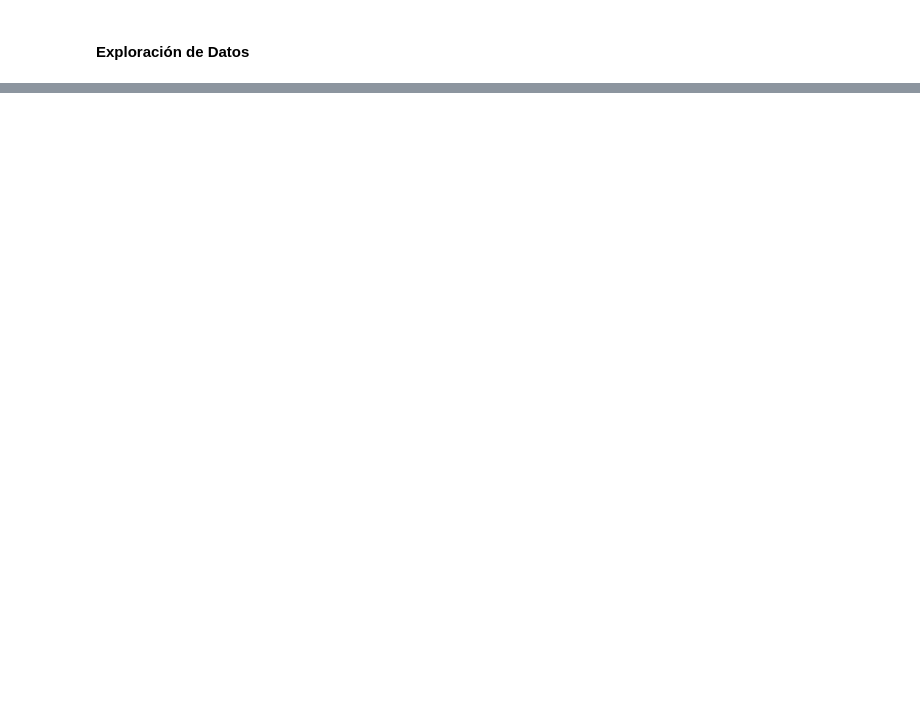
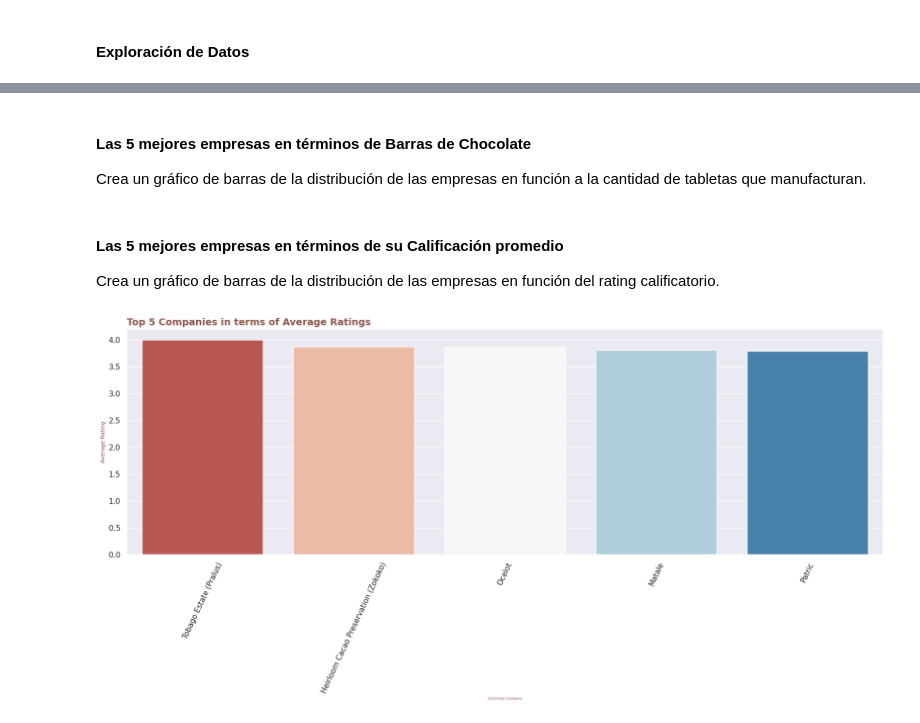
Before and after one commit to Ju-oogle/DS-CH-32845, a Jupyter notebook: Chocolate_bars.ipynb, the cells around one changed output, grey strips where cells are left out. Drawn from its saved outputs; the diff is of its cells as text; code cells hidden in the pictures; blank space fills up the shorter version.

```diff
--- a/Chocolate_bars.ipynb
+++ b/Chocolate_bars.ipynb
@@ -143,0 +74,10 @@ df_selection.tail()
+# %%
+fig, ax = plt.subplots(figsize=[12,6])  # Crea una gráfico de tipo fig de 12in de largo por 6in de alto.
+sns.set(rc={'axes.facecolor':'#d9d7d2', 'figure.facecolor':'white'}) # Establece el color del fondo de imagen para contrastar mejor los resultados
+sns.boxplot(data=df, y='rating', x='bean_origin',ax=ax, palette='RdBu')  # is creating a box plot using the DataFrame df, with the variable 'rating' on the y-axis and 'bean_origin' on the x-axis. The ax parameter is specifying the axes on which to create the plot, in this case the ax object created in the first line.
+plt.ylabel('Rating', fontdict = {'fontsize':10, 'color':'tab:brown'})  # Etiqueta de nombre del eje y con tamaño de letra de 10px y color marrón
+plt.xlabel('Cocoa Beans Origin', fontdict = {'fontsize':10, 'color':'tab:brown'}) # Etiqueta de nombre del eje x con tamaño de letra de 10px y color marrón
+plt.xticks(rotation = 90)  # Rota las etiquetas del eje-x 90 grados.
+plt.title('Distribution of Cocoa Rating according to Bean Origin', loc = "left", fontdict = {'fontsize':14, 'fontweight':'bold', 'color':'tab:brown'}) # Título del gráfico con tamaño de letra de 14px, en negrita y color marrón posicionado a la izq.
+# plt.show() imprime el grafico de forma desproporcionada
+fig.tight_layout()  # Redimensiona el grafico para mejor visualización.
@@ -143,0 +106,33 @@ df_selection.tail()
+# %% [markdown]
+#### Las 5 mejores empresas en términos de Barras de Chocolate
+
+Crea un gráfico de barras de la distribución de las empresas en función a la cantidad de tabletas que manufacturan.
+# %%
+data1 = df['manufacturer'].value_counts().sort_values(ascending=False).head(5) # Top 5 companies in terms of chocolate bars in this dataset
+data1 = pd.DataFrame(data1)
+data1 = data1.reset_index()
+sns.set()
+plt.figure(figsize=(20,6))
+sns.barplot(x='index', y='manufacturer', data=data1, palette='RdBu')
+plt.ylabel('Number of Bars', fontdict = {'fontsize':10, 'color':'tab:brown'})  # Etiqueta de nombre del eje y con tamaño de letra de 10px y color marrón
+plt.xlabel('Chocolate Company', fontdict = {'fontsize':10, 'color':'tab:brown'}) # Etiqueta de nombre del eje x con tamaño de letra de 10px y color marrón
+plt.title('Top 5 Companies in terms of Chocolate Bars', loc = "left", fontdict = {'fontsize':14, 'fontweight':'bold', 'color':'tab:brown'}) # Título del gráfico con tamaño de letra de 14px, en negrita y color marrón posicionado a la izq.
+plt.show()
+# %% [markdown]
+#### Las 5 mejores empresas en términos de su Calificación promedio
+
+Crea un gráfico de barras de la distribución de las empresas en función del rating calificatorio.
+# %%
+data2 = df.groupby('manufacturer').aggregate({'rating':'mean'})
+data2 = data2.sort_values('rating', ascending=False).head(5)
+data2 = data2.reset_index()
+sns.set()
+plt.figure(figsize=(20,6))
+sns.barplot(x='manufacturer', y='rating', data=data2, palette='RdBu')
+plt.ylabel('Average Rating', fontdict = {'fontsize':8, 'color':'tab:brown'})  # Etiqueta de nombre del eje y con tamaño de letra de 10px y color marrón
+plt.xlabel('Chocolate Company', fontdict = {'fontsize':5, 'color':'tab:brown'}) # Etiqueta de nombre del eje x con tamaño de letra de 10px y color marrón
+plt.xticks(rotation = 65)
+plt.title('Top 5 Companies in terms of Average Ratings', loc = "left", fontdict = {'fontsize':14, 'fontweight':'bold', 'color':'tab:brown'}) # Título del gráfico con tamaño de letra de 14px, en negrita y color marrón posicionado a la izq.
+plt.show()
+# %% [output]
+[figure, added]
```
Also changed, not shown: parts of 23 cells of this notebook.
